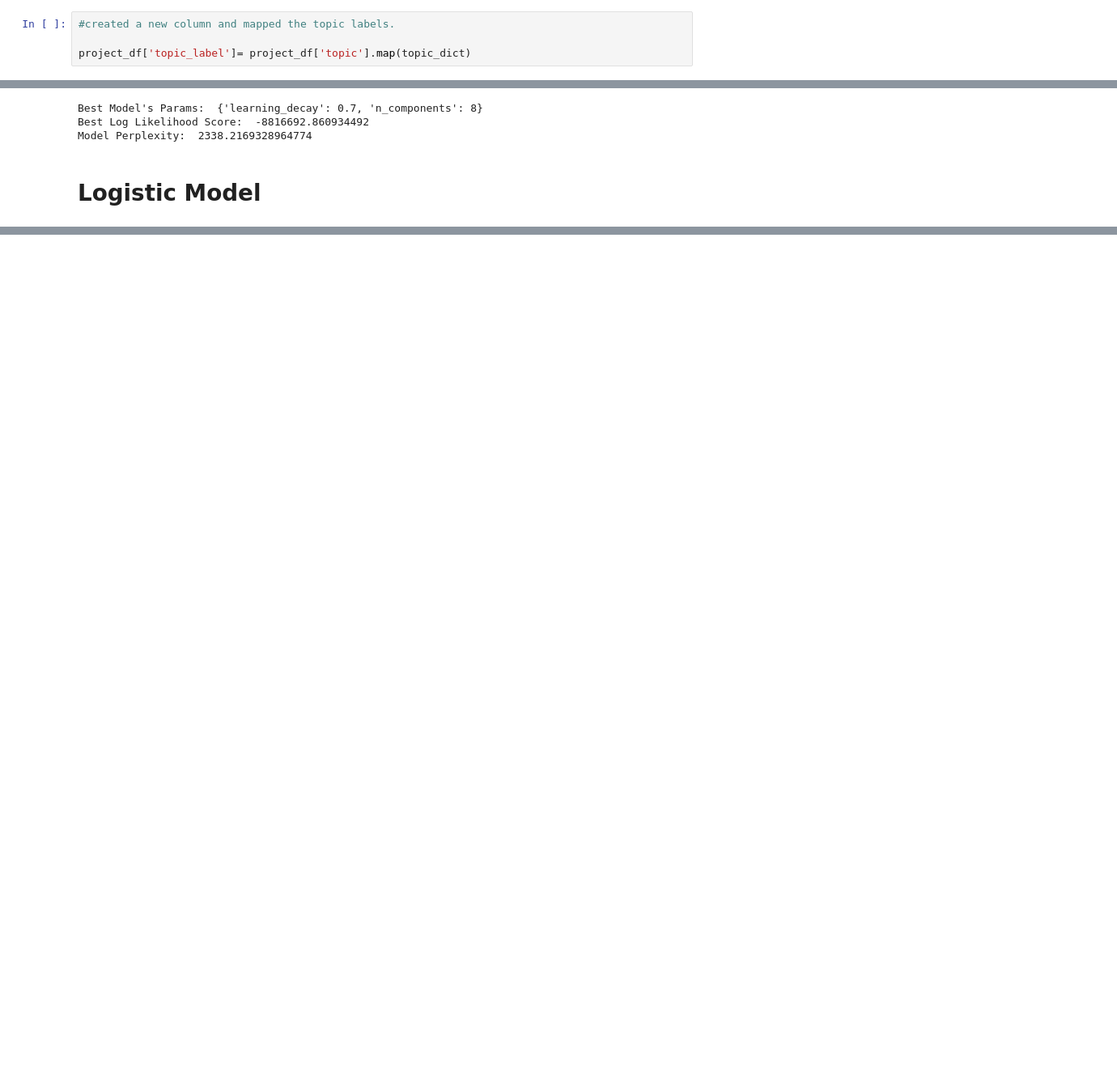
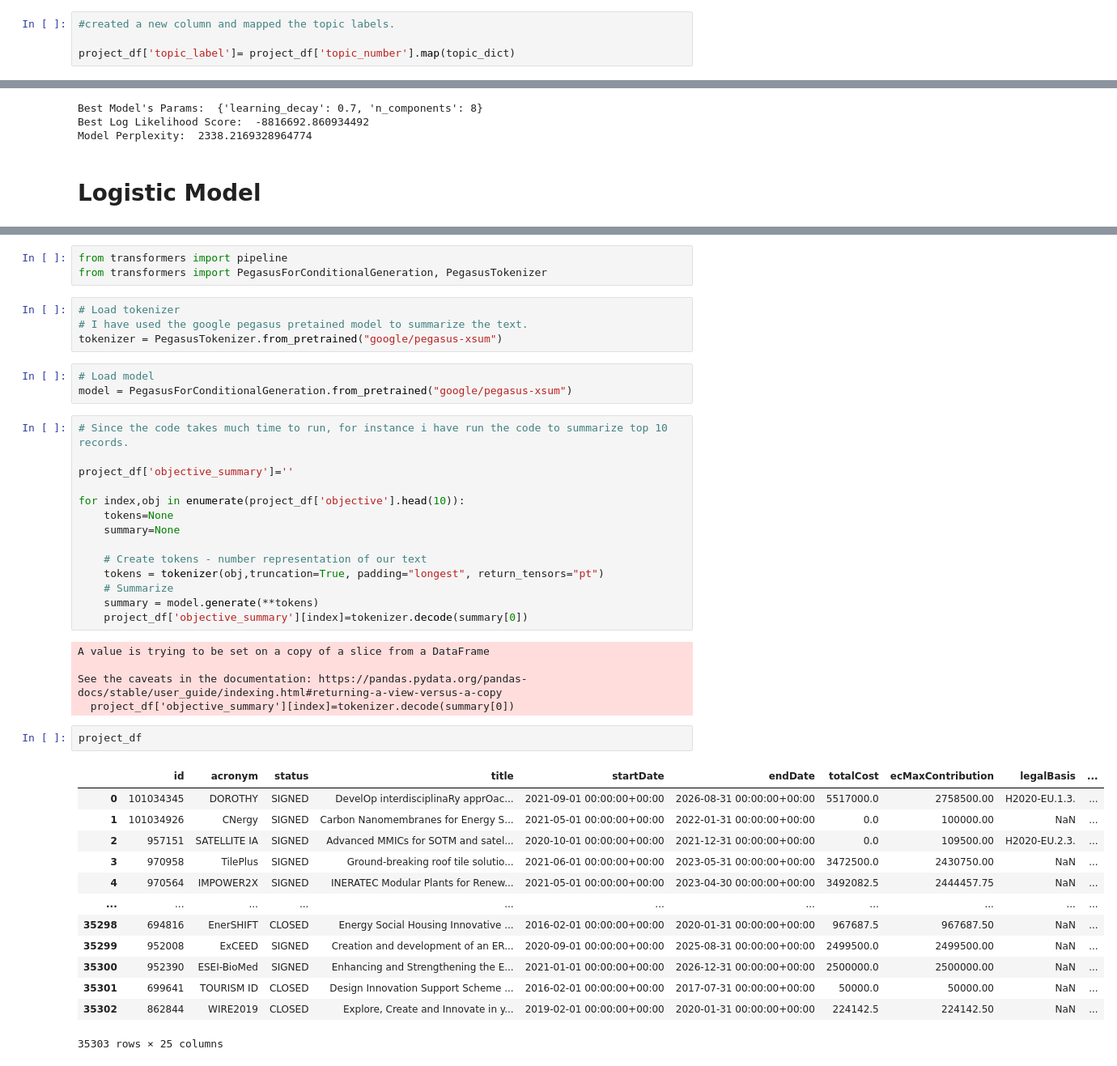
Before and after one commit to adhithyan1041/Topic_modelling, a Jupyter notebook: topic_modelling.ipynb, the cells around one changed output, grey strips where cells are left out. Shown at 81% size. Cells and saved outputs as stored; diff of their text form; blank space fills up the shorter version.

Commit message:
updated the code with text summarization

```diff
--- a/topic_modelling.ipynb
+++ b/topic_modelling.ipynb
@@ -241,7 +302,7 @@ topic_dict={0:"Physics & Technology",
 # %%
 #created a new column and mapped the topic labels.
 
-project_df['topic_label']= project_df['topic'].map(topic_dict)
+project_df['topic_label']= project_df['topic_number'].map(topic_dict)
 # %%
 project_df.head()
 # %% [output]
@@ -451,0 +586,45 @@ array([[2663662.21233004]])
+# %%
+from transformers import pipeline
+from transformers import PegasusForConditionalGeneration, PegasusTokenizer
+# %%
+# Load tokenizer
+# I have used the google pegasus pretained model to summarize the text.
+tokenizer = PegasusTokenizer.from_pretrained("google/pegasus-xsum")
+# %%
+# Load model
+model = PegasusForConditionalGeneration.from_pretrained("google/pegasus-xsum")
+# %%
+# Since the code takes much time to run, for instance i have run the code to summarize top 10 records.
+
+project_df['objective_summary']=''
+
+for index,obj in enumerate(project_df['objective'].head(10)):
+    tokens=None
+    summary=None
+
+    # Create tokens - number representation of our text
+    tokens = tokenizer(obj,truncation=True, padding="longest", return_tensors="pt")
+    # Summarize
+    summary = model.generate(**tokens)
+    project_df['objective_summary'][index]=tokenizer.decode(summary[0])
+# %% [output]
+A value is trying to be set on a copy of a slice from a DataFrame
+
+See the caveats in the documentation: https://pandas.pydata.org/pandas-docs/stable/user_guide/indexing.html#returning-a-view-versus-a-copy
+  project_df['objective_summary'][index]=tokenizer.decode(summary[0])
+# %%
+project_df
+# %% [output]
+|  | id | acronym | status | title | startDate | endDate | totalCost | ecMaxContribution | legalBasis | ... |
+| 0 | 101034345 | DOROTHY | SIGNED | DevelOp interdisciplinaRy apprOac... | 2021-09-01 00:00:00+00:00 | 2026-08-31 00:00:00+00:00 | 5517000.0 | 2758500.00 | H2020-EU.1.3. | ... |
+| 1 | 101034926 | CNergy | SIGNED | Carbon Nanomembranes for Energy S... | 2021-05-01 00:00:00+00:00 | 2022-01-31 00:00:00+00:00 | 0.0 | 100000.00 | NaN | ... |
+| 2 | 957151 | SATELLITE IA | SIGNED | Advanced MMICs for SOTM and satel... | 2020-10-01 00:00:00+00:00 | 2021-12-31 00:00:00+00:00 | 0.0 | 109500.00 | H2020-EU.2.3. | ... |
+| 3 | 970958 | TilePlus | SIGNED | Ground-breaking roof tile solutio... | 2021-06-01 00:00:00+00:00 | 2023-05-31 00:00:00+00:00 | 3472500.0 | 2430750.00 | NaN | ... |
+| 4 | 970564 | IMPOWER2X | SIGNED | INERATEC Modular Plants for Renew... | 2021-05-01 00:00:00+00:00 | 2023-04-30 00:00:00+00:00 | 3492082.5 | 2444457.75 | NaN | ... |
+| ... | ... | ... | ... | ... | ... | ... | ... | ... | ... | ... |
+| 35298 | 694816 | EnerSHIFT | CLOSED | Energy Social Housing Innovative ... | 2016-02-01 00:00:00+00:00 | 2020-01-31 00:00:00+00:00 | 967687.5 | 967687.50 | NaN | ... |
+| 35299 | 952008 | ExCEED | SIGNED | Creation and development of an ER... | 2020-09-01 00:00:00+00:00 | 2025-08-31 00:00:00+00:00 | 2499500.0 | 2499500.00 | NaN | ... |
+| 35300 | 952390 | ESEI-BioMed | SIGNED | Enhancing and Strengthening the E... | 2021-01-01 00:00:00+00:00 | 2026-12-31 00:00:00+00:00 | 2500000.0 | 2500000.00 | NaN | ... |
+| 35301 | 699641 | TOURISM ID | CLOSED | Design Innovation Support Scheme ... | 2016-02-01 00:00:00+00:00 | 2017-07-31 00:00:00+00:00 | 50000.0 | 50000.00 | NaN | ... |
+| 35302 | 862844 | WIRE2019 | CLOSED | Explore, Create and Innovate in y... | 2019-02-01 00:00:00+00:00 | 2020-01-31 00:00:00+00:00 | 224142.5 | 224142.50 | NaN | ... |
+35303 rows × 25 columns
```
Also changed, not shown: parts of 49 cells of this notebook.
